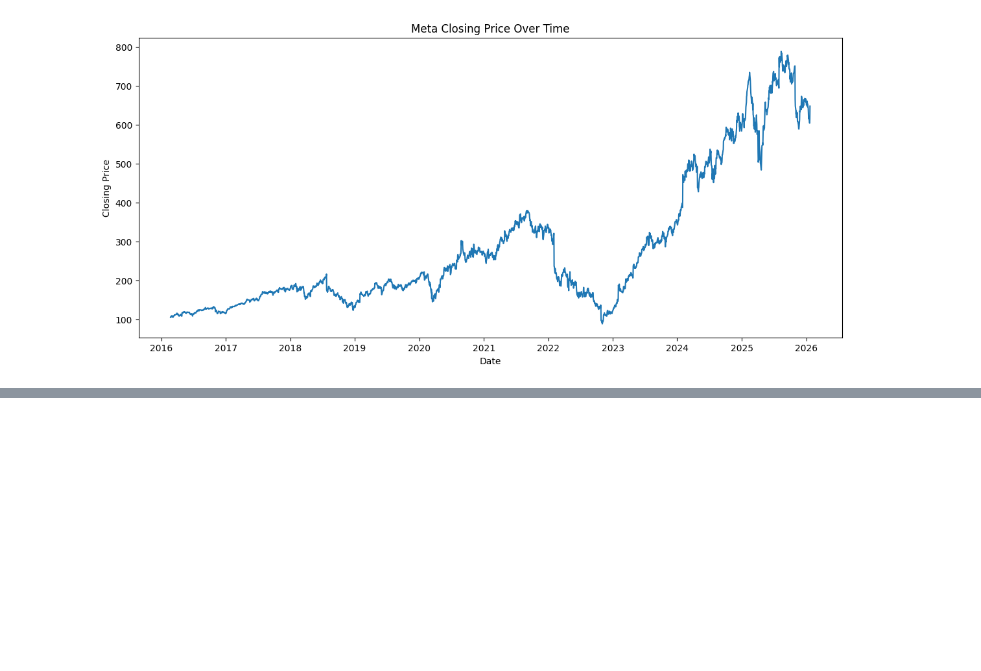
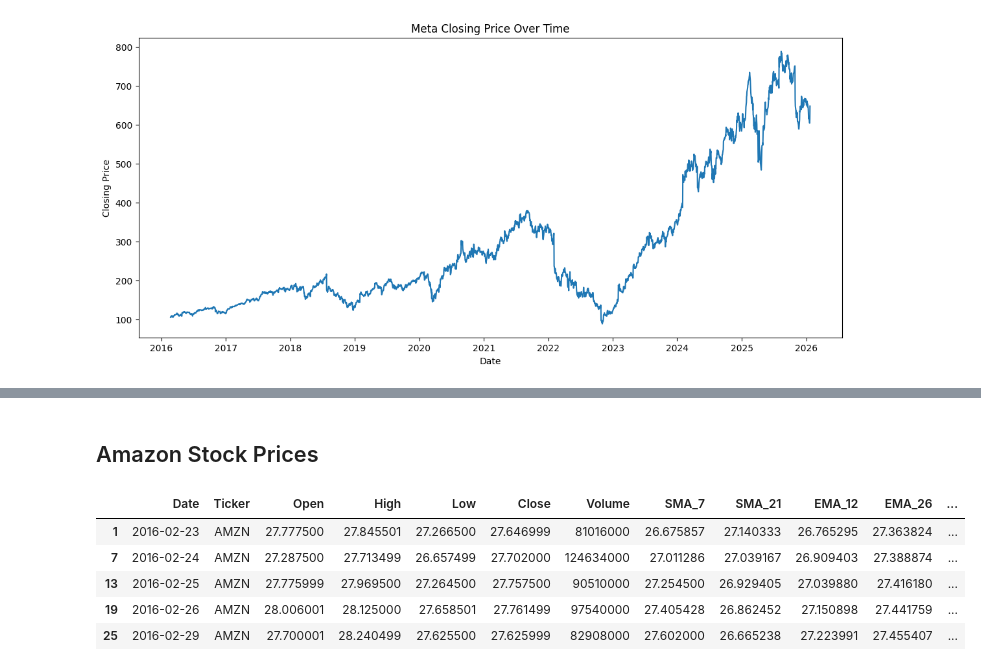
Before and after one commit to codingirl99/faang-stock-forecasting, a Jupyter notebook: notebooks/2_data_visualizations.ipynb, the cells around one changed output, grey strips where cells are left out. Saved outputs shown, nothing was run; the diff lists cells and outputs as text; code cells hidden in the pictures; blank space fills up the shorter version.

```diff
--- a/notebooks/2_data_visualizations.ipynb
+++ b/notebooks/2_data_visualizations.ipynb
@@ -37,0 +57,12 @@ plt.show()
+# %% [markdown]
+## Amazon Stock Prices
+# %%
+amzn_df = df[df["Ticker"] == "AMZN"].copy()
+amzn_df.head()
+# %% [output]
+|  | Date | Ticker | Open | High | Low | Close | Volume | SMA_7 | SMA_21 | EMA_12 | EMA_26 | ... |
+| 1 | 2016-02-23 | AMZN | 27.777500 | 27.845501 | 27.266500 | 27.646999 | 81016000 | 26.675857 | 27.140333 | 26.765295 | 27.363824 | ... |
+| 7 | 2016-02-24 | AMZN | 27.287500 | 27.713499 | 26.657499 | 27.702000 | 124634000 | 27.011286 | 27.039167 | 26.909403 | 27.388874 | ... |
+| 13 | 2016-02-25 | AMZN | 27.775999 | 27.969500 | 27.264500 | 27.757500 | 90510000 | 27.254500 | 26.929405 | 27.039880 | 27.416180 | ... |
+| 19 | 2016-02-26 | AMZN | 28.006001 | 28.125000 | 27.658501 | 27.761499 | 97540000 | 27.405428 | 26.862452 | 27.150898 | 27.441759 | ... |
+| 25 | 2016-02-29 | AMZN | 27.700001 | 28.240499 | 27.625500 | 27.625999 | 82908000 | 27.602000 | 26.665238 | 27.223991 | 27.455407 | ... |
```
Also changed, not shown: parts of 7 cells of this notebook.
